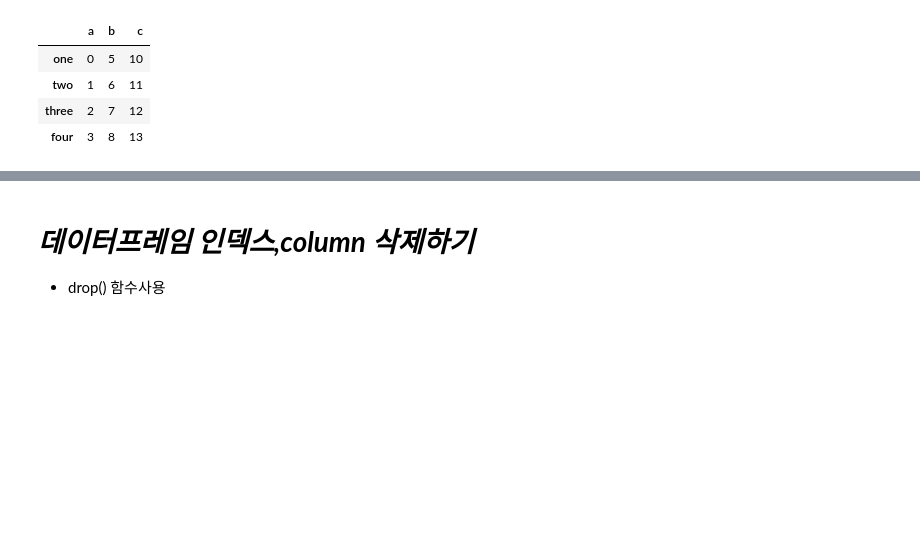
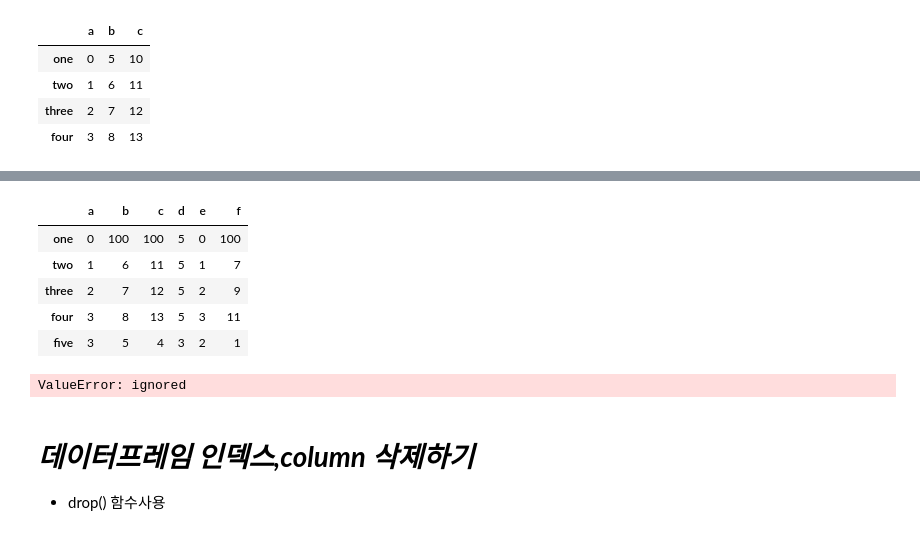
Before and after one commit to rlfwo93/machine-learning, a Jupyter notebook: pandas.ipynb, the cells around one changed output, grey strips where cells are left out. Saved outputs shown, nothing was run; the diff lists cells and outputs as text; code cells hidden in the pictures; blank space fills up the shorter version.

```diff
--- a/pandas.ipynb
+++ b/pandas.ipynb
@@ -345,3 +375,19 @@ pdf
+# %%
+#loc 을 이용하여 인덱스를 추가하고 값을 넣음 .
+pdf.loc["five"] = [3,5,4,3,2,1]
+pdf
+# %% [output]
+|  | a | b | c | d | e | f |
+| one | 0 | 100 | 100 | 5 | 0 | 100 |
+| two | 1 | 6 | 11 | 5 | 1 | 7 |
+| three | 2 | 7 | 12 | 5 | 2 | 9 |
+| four | 3 | 8 | 13 | 5 | 3 | 11 |
+| five | 3 | 5 | 4 | 3 | 2 | 1 |
+# %%
+pdf.at["one","FFg" ] =  list(range(4))
+# at, iat는 한 값에만 접근 할수 있기때문에 전체를 셋팅하거나 변경하려고하면 에러가 남 .
+# %% [output]
+ValueError: ignored
 # %% [markdown]
 # ***데이터프레임 인덱스,column 삭제하기***
 
```
Also changed, not shown: parts of 22 cells of this notebook.
